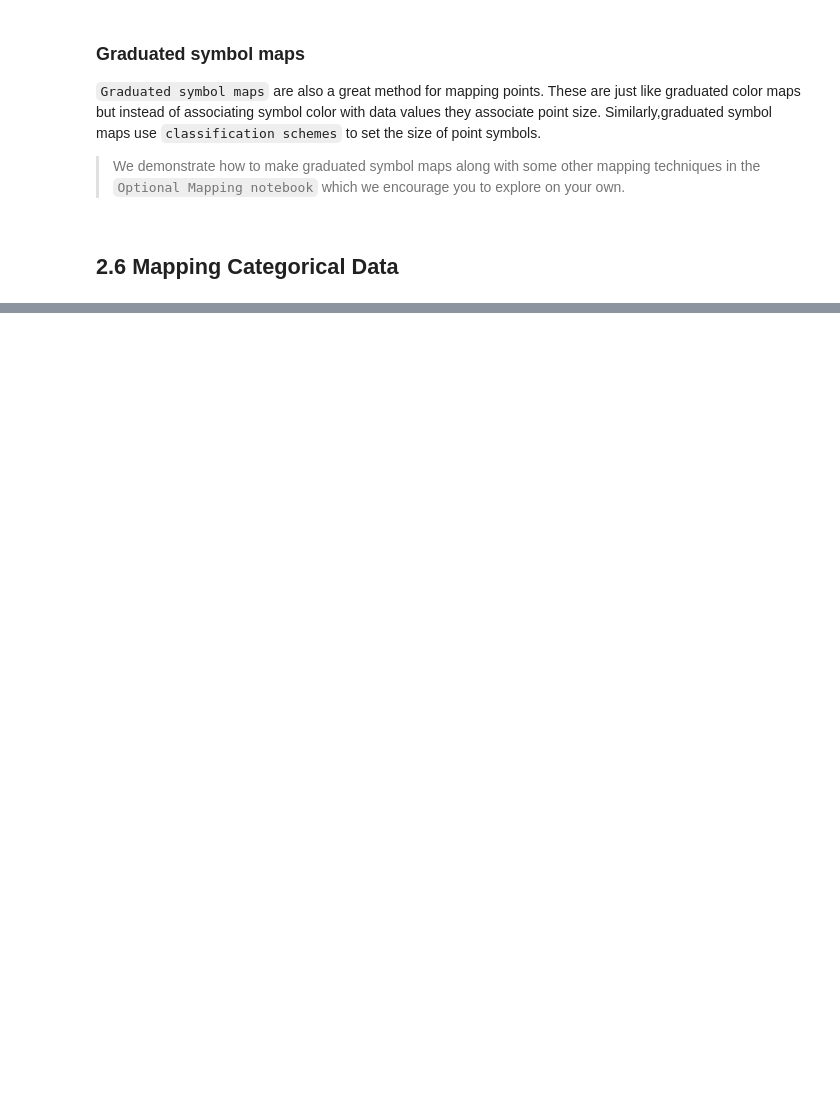
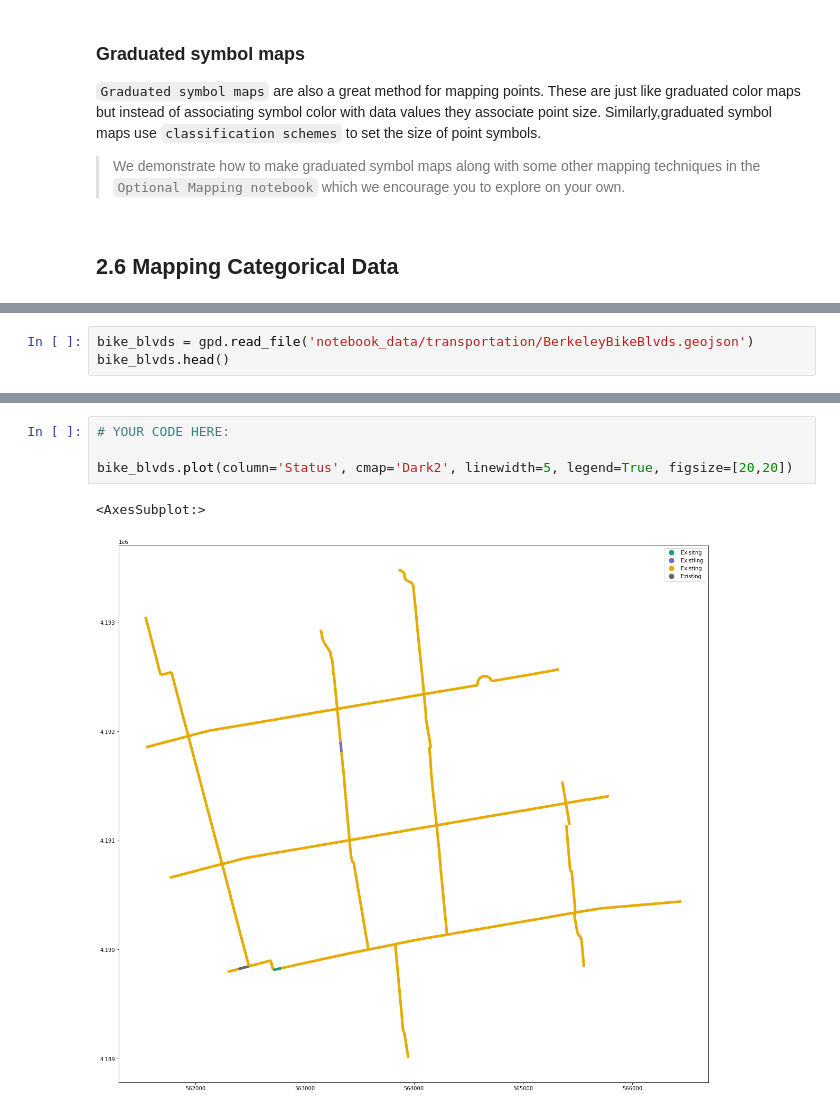
Before and after one commit to dlab-berkeley/Python-Geospatial-Fundamentals-Legacy, a Jupyter notebook: new_sequence/05_Data_Mapping.ipynb, the cells around one changed output, grey strips where cells are left out. Drawn from its saved outputs; the diff is of its cells as text; blank space fills up the shorter version.

```diff
--- a/new_sequence/05_Data_Mapping.ipynb
+++ b/new_sequence/05_Data_Mapping.ipynb
@@ -382,0 +447,3 @@ schools_gdf.plot(column='Org',  categorical=True, legend=True)
+# %%
+bike_blvds = gpd.read_file('notebook_data/transportation/BerkeleyBikeBlvds.geojson')
+bike_blvds.head()
@@ -382,0 +457,7 @@ schools_gdf.plot(column='Org',  categorical=True, legend=True)
+# %%
+# YOUR CODE HERE:
+
+bike_blvds.plot(column='Status', cmap='Dark2', linewidth=5, legend=True, figsize=[20,20])
+# %% [output]
+<AxesSubplot:>
+[figure, added]
```
Also changed, not shown: parts of 53 cells of this notebook, 1 other file.
